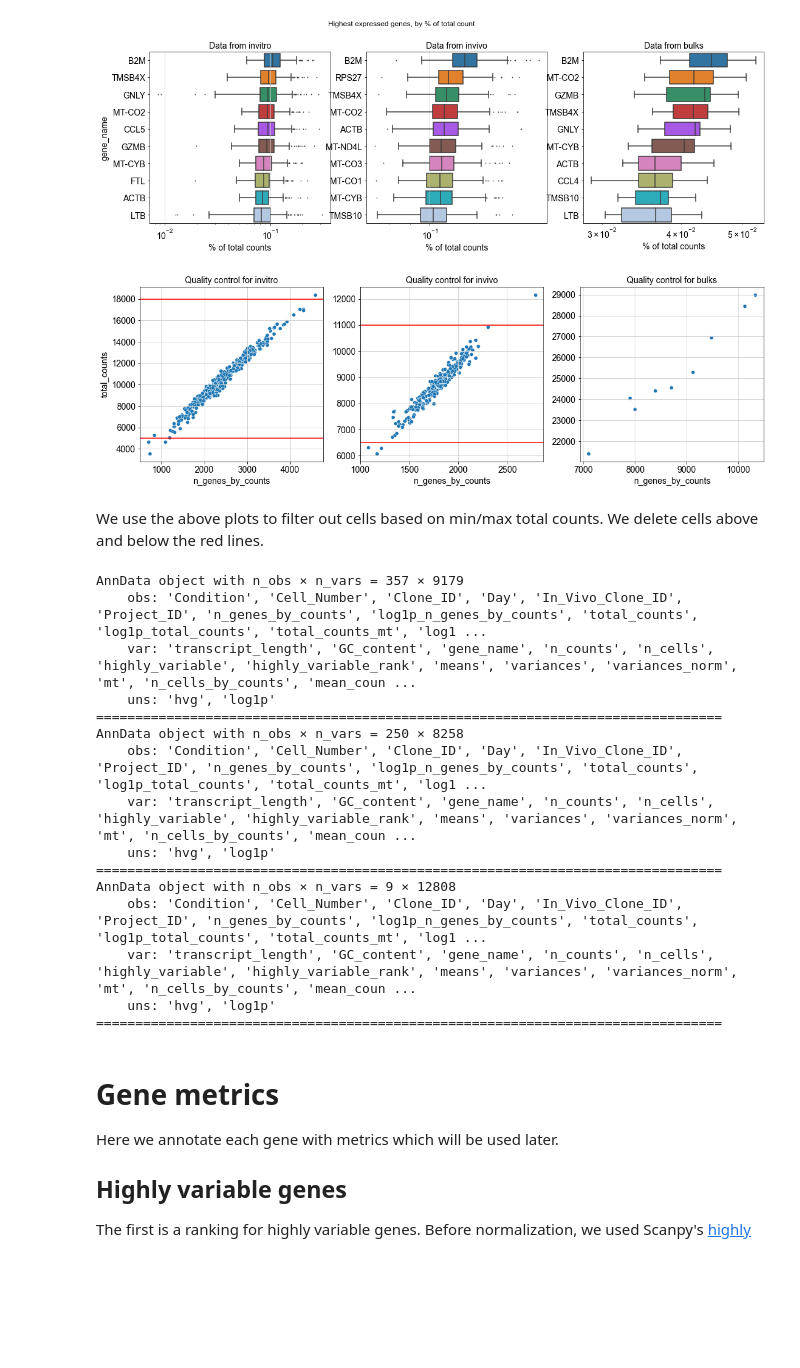
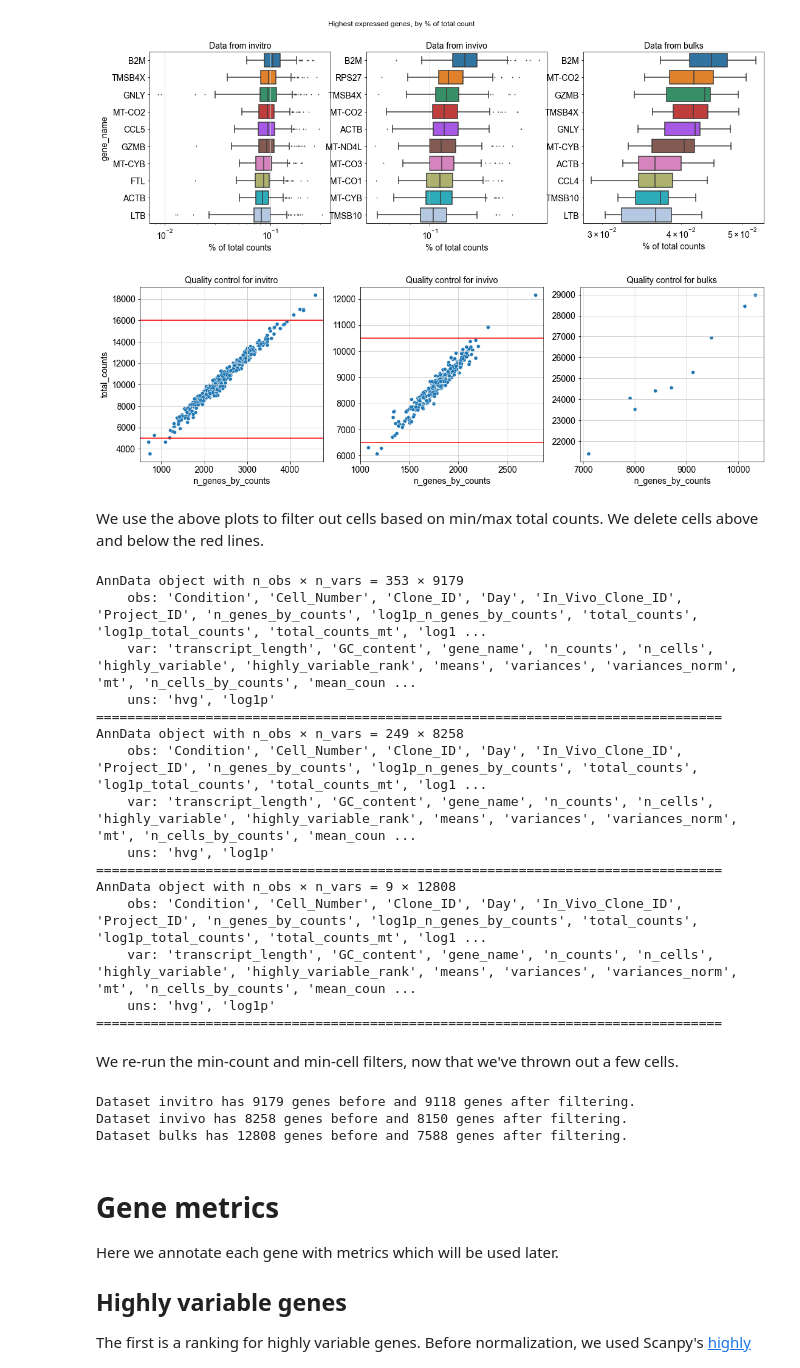
Before and after one commit to MartyWeissman/ClonalOmics, a Jupyter notebook: Data/P1902_Preprocess_Scanpy.ipynb, the cells around one changed output. Drawn from its saved outputs; the diff is of its cells as text; code cells hidden in the pictures; blank space fills up the shorter version.

```diff
--- a/Data/P1902_Preprocess_Scanpy.ipynb
+++ b/Data/P1902_Preprocess_Scanpy.ipynb
@@ -354,26 +354,31 @@ for ds in datasets:
 # %%
 fig,ax = plt.subplots(1,len(datasets), figsize=(len(datasets)*6,5))
 min_counts = {}
 max_counts = {}
+# max_genes = {}
 for j,ds in enumerate(datasets):
     sns.scatterplot(x='n_genes_by_counts', y='total_counts',
                     data=adata[ds].obs,  ax=ax[j])
     ax[j].set_title('Quality control for {}'.format(ds))
     if ds == 'invitro':
         min_counts[ds] = 5000 # Chosen after plotting!
-        max_counts[ds] = 18000  # Chosen after plotting!
+        max_counts[ds] = 16000  # Chosen after plotting!
+        # max_genes[ds] = 3200 # Chosen after plotting
         ax[j].axhline(min_counts[ds], color='red')
         ax[j].axhline(max_counts[ds], color='red')
+        # ax[j].axvline(max_genes[ds], color='red')
     elif ds == 'invivo':
         min_counts[ds] = 6500  # Chosen after plotting!
-        max_counts[ds] = 11000  # Chosen after plotting!
+        max_counts[ds] = 10500  # Chosen after plotting!
+        # max_genes[ds] = 2500
         ax[j].axhline(min_counts[ds], color='red')
         ax[j].axhline(max_counts[ds], color='red')
+        # ax[j].axvline(max_genes[ds], color='red')
     if j > 0:
         ax[j].set_ylabel('')
 plt.show()
 # %% [output]
-[figure, old version]
+[figure, new version]
 # %% [markdown]
 We use the above plots to filter out cells based on min/max total counts.  We delete cells above and below the red lines.
 # %%
@@ -385,12 +391,12 @@ for ds in datasets:
     print(adata[ds])
     hrule()
 # %% [output]
-AnnData object with n_obs × n_vars = 357 × 9179
+AnnData object with n_obs × n_vars = 353 × 9179
     obs: 'Condition', 'Cell_Number', 'Clone_ID', 'Day', 'In_Vivo_Clone_ID', 'Project_ID', 'n_genes_by_counts', 'log1p_n_genes_by_counts', 'total_counts', 'log1p_total_counts', 'total_counts_mt', 'log1 ...
     var: 'transcript_length', 'GC_content', 'gene_name', 'n_counts', 'n_cells', 'highly_variable', 'highly_variable_rank', 'means', 'variances', 'variances_norm', 'mt', 'n_cells_by_counts', 'mean_coun ...
     uns: 'hvg', 'log1p'
 ================================================================================
-AnnData object with n_obs × n_vars = 250 × 8258
+AnnData object with n_obs × n_vars = 249 × 8258
     obs: 'Condition', 'Cell_Number', 'Clone_ID', 'Day', 'In_Vivo_Clone_ID', 'Project_ID', 'n_genes_by_counts', 'log1p_n_genes_by_counts', 'total_counts', 'log1p_total_counts', 'total_counts_mt', 'log1 ...
     var: 'transcript_length', 'GC_content', 'gene_name', 'n_counts', 'n_cells', 'highly_variable', 'highly_variable_rank', 'means', 'variances', 'variances_norm', 'mt', 'n_cells_by_counts', 'mean_coun ...
     uns: 'hvg', 'log1p'
@@ -400,6 +406,19 @@ AnnData object with n_obs × n_vars = 9 × 12808
     var: 'transcript_length', 'GC_content', 'gene_name', 'n_counts', 'n_cells', 'highly_variable', 'highly_variable_rank', 'means', 'variances', 'variances_norm', 'mt', 'n_cells_by_counts', 'mean_coun ...
     uns: 'hvg', 'log1p'
 ================================================================================
+# %% [markdown]
+We re-run the min-count and min-cell filters, now that we've thrown out a few cells.
+# %%
+for ds in datasets:
+    genes_before = adata[ds].n_vars
+    sc.pp.filter_genes(adata[ds], min_counts=10) # At least 10 count.
+    sc.pp.filter_genes(adata[ds], min_cells=0.05*adata[ds].n_obs) # At least 5% of cells.
+    genes_after = adata[ds].n_vars
+    print('Dataset {} has {} genes before and {} genes after filtering.'.format(ds,genes_before,genes_after))
+# %% [output]
+Dataset invitro has 9179 genes before and 9118 genes after filtering.
+Dataset invivo has 8258 genes before and 8150 genes after filtering.
+Dataset bulks has 12808 genes before and 7588 genes after filtering.
 # %% [markdown]
 # Gene metrics
 
```
Also changed, not shown: parts of 4 cells of this notebook, 4 other files.
